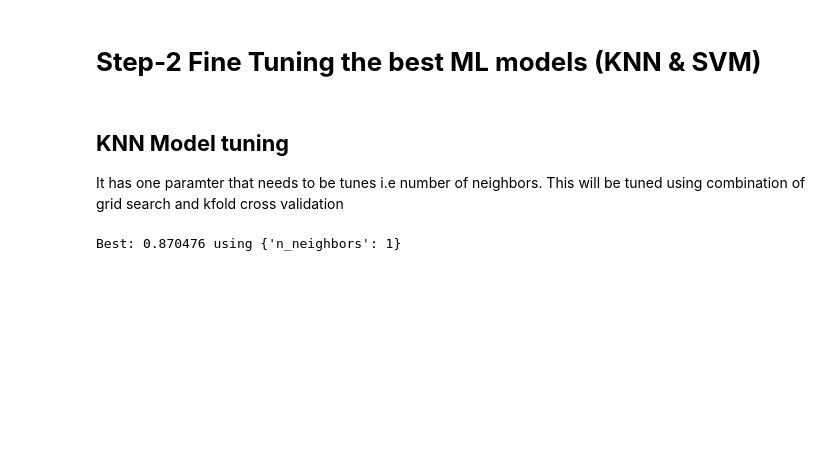
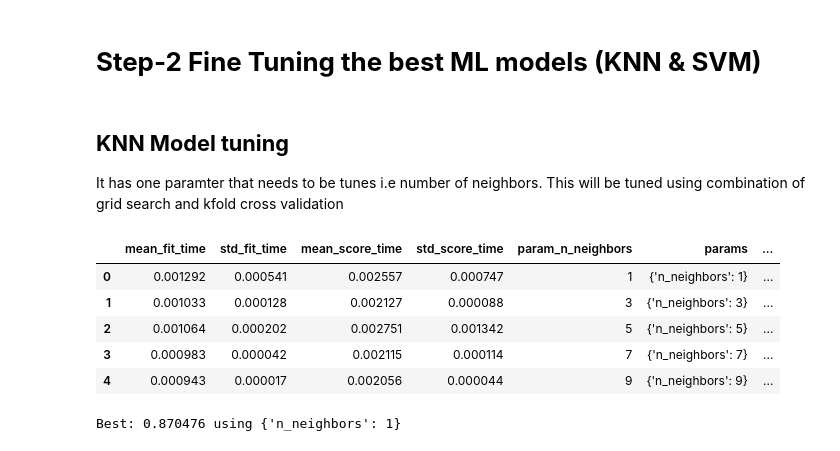
Before and after one commit to rohailkhan/Machine_learning_Python, a Jupyter notebook: Sonar_Data_Classification_Rocks_vs_Mines.ipynb, the cells around one changed output. Drawn from its saved outputs; the diff is of its cells as text; code cells hidden in the pictures; blank space fills up the shorter version.

```diff
--- a/Sonar_Data_Classification_Rocks_vs_Mines.ipynb
+++ b/Sonar_Data_Classification_Rocks_vs_Mines.ipynb
@@ -190,6 +218,17 @@ kfold=KFold(n_splits=10,shuffle=True,random_state=seed) # K fold cross validatio
 grid=GridSearchCV(estimator=KNeighborsClassifier() ,param_grid=param_dictionary,cv=kfold)
 
 grid_search_result_knn=grid.fit(rescaled_X,Y)
+# %%
+#converting the clf.cv_results to dataframe
+df=pd.DataFrame.from_dict(grid_search_result_knn.cv_results_)
+df.head()
+# %% [output]
+|  | mean_fit_time | std_fit_time | mean_score_time | std_score_time | param_n_neighbors | params | ... |
+| 0 | 0.001292 | 0.000541 | 0.002557 | 0.000747 | 1 | {'n_neighbors': 1} | ... |
+| 1 | 0.001033 | 0.000128 | 0.002127 | 0.000088 | 3 | {'n_neighbors': 3} | ... |
+| 2 | 0.001064 | 0.000202 | 0.002751 | 0.001342 | 5 | {'n_neighbors': 5} | ... |
+| 3 | 0.000983 | 0.000042 | 0.002115 | 0.000114 | 7 | {'n_neighbors': 7} | ... |
+| 4 | 0.000943 | 0.000017 | 0.002056 | 0.000044 | 9 | {'n_neighbors': 9} | ... |
 # %%
 print("Best: %f using %s" % (grid_search_result_knn.best_score_, grid_search_result_knn.best_params_))
 # %% [output]
```
Also changed, not shown: parts of 16 cells of this notebook.
